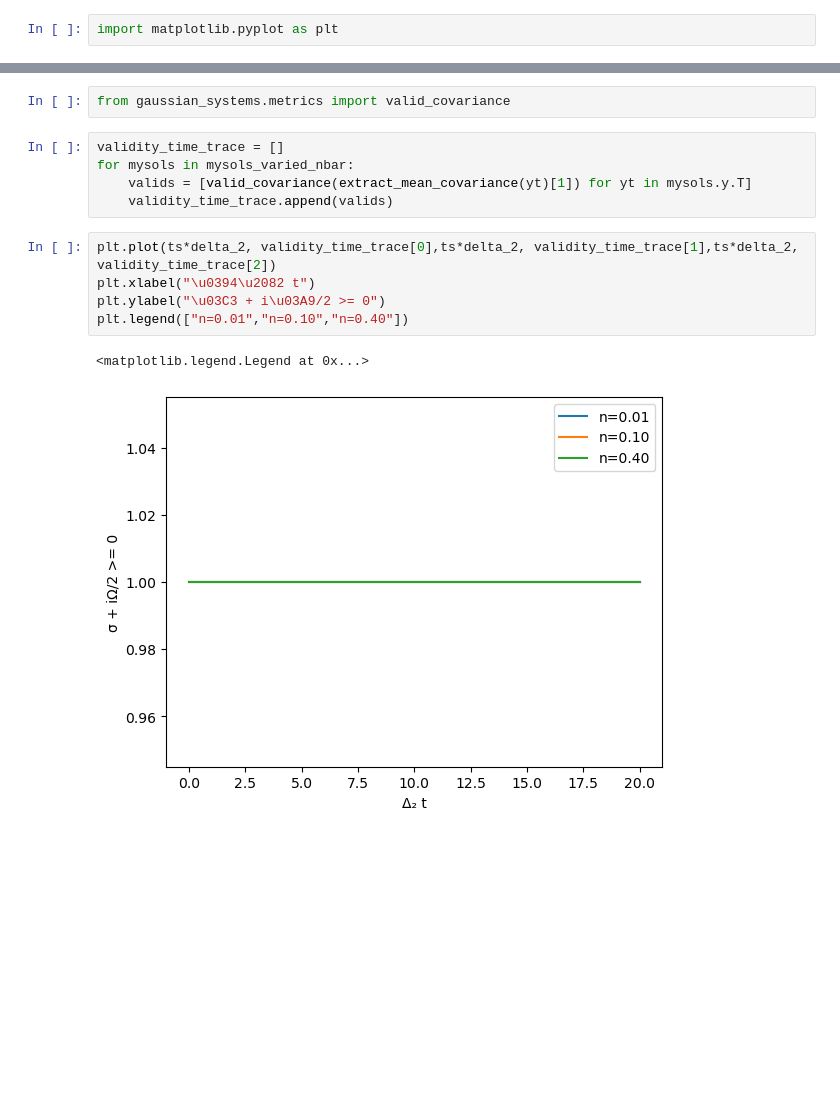
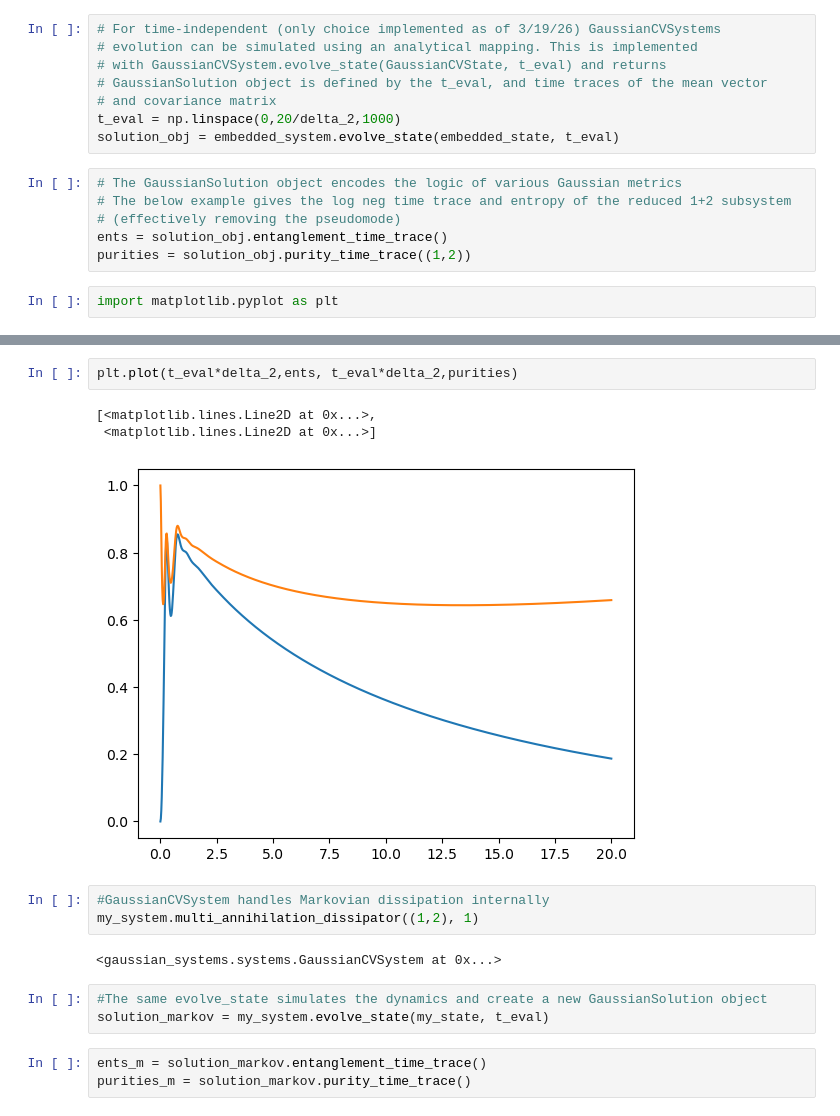
Before and after one commit to Acouvertier/gaussian-open-systems, a Jupyter notebook: scripts/experiments/Dissertation_Shared_Environment_Entanglement.ipynb, the cells around one changed output, grey strips where cells are left out. Drawn from its saved outputs; the diff is of its cells as text; blank space fills up the shorter version.

```diff
--- a/scripts/experiments/Dissertation_Shared_Environment_Entanglement.ipynb
+++ b/scripts/experiments/Dissertation_Shared_Environment_Entanglement.ipynb
@@ -79,2 +50,16 @@ for mysols in mysols_varied_nbar:
+# %%
+# For time-independent (only choice implemented as of 3/19/26) GaussianCVSystems
+# evolution can be simulated using an analytical mapping. This is implemented
+# with GaussianCVSystem.evolve_state(GaussianCVState, t_eval) and returns
+# GaussianSolution object is defined by the t_eval, and time traces of the mean vector
+# and covariance matrix
+t_eval = np.linspace(0,20/delta_2,1000)
+solution_obj = embedded_system.evolve_state(embedded_state, t_eval)
+# %%
+# The GaussianSolution object encodes the logic of various Gaussian metrics
+# The below example gives the log neg time trace and entropy of the reduced 1+2 subsystem
+# (effectively removing the pseudomode)
+ents = solution_obj.entanglement_time_trace()
+purities = solution_obj.purity_time_trace((1,2))
 # %%
 import matplotlib.pyplot as plt
@@ -89,15 +66,17 @@ plt.legend(["n=0.01","n=0.10","n=0.40"])
-# %%
-from gaussian_systems.metrics import valid_covariance
-# %%
-validity_time_trace = []
-for mysols in mysols_varied_nbar:
-    valids = [valid_covariance(extract_mean_covariance(yt)[1]) for yt in mysols.y.T]
-    validity_time_trace.append(valids)
-# %%
-plt.plot(ts*delta_2, validity_time_trace[0],ts*delta_2, validity_time_trace[1],ts*delta_2, validity_time_trace[2])
-plt.xlabel("\u0394\u2082 t")
-plt.ylabel("\u03C3 + i\u03A9/2 >= 0")
-plt.legend(["n=0.01","n=0.10","n=0.40"])
-# %% [output]
-<matplotlib.legend.Legend at 0x...>
-[figure, removed]
+# %%
+plt.plot(t_eval*delta_2,ents, t_eval*delta_2,purities)
+# %% [output]
+[<matplotlib.lines.Line2D at 0x...>,
+ <matplotlib.lines.Line2D at 0x...>]
+[figure, added]
+# %%
+#GaussianCVSystem handles Markovian dissipation internally
+my_system.multi_annihilation_dissipator((1,2), 1)
+# %% [output]
+<gaussian_systems.systems.GaussianCVSystem at 0x...>
+# %%
+#The same evolve_state simulates the dynamics and create a new GaussianSolution object
+solution_markov = my_system.evolve_state(my_state, t_eval)
+# %%
+ents_m = solution_markov.entanglement_time_trace()
+purities_m = solution_markov.purity_time_trace()
```
Also changed, not shown: parts of 10 cells of this notebook, 6 other files.
